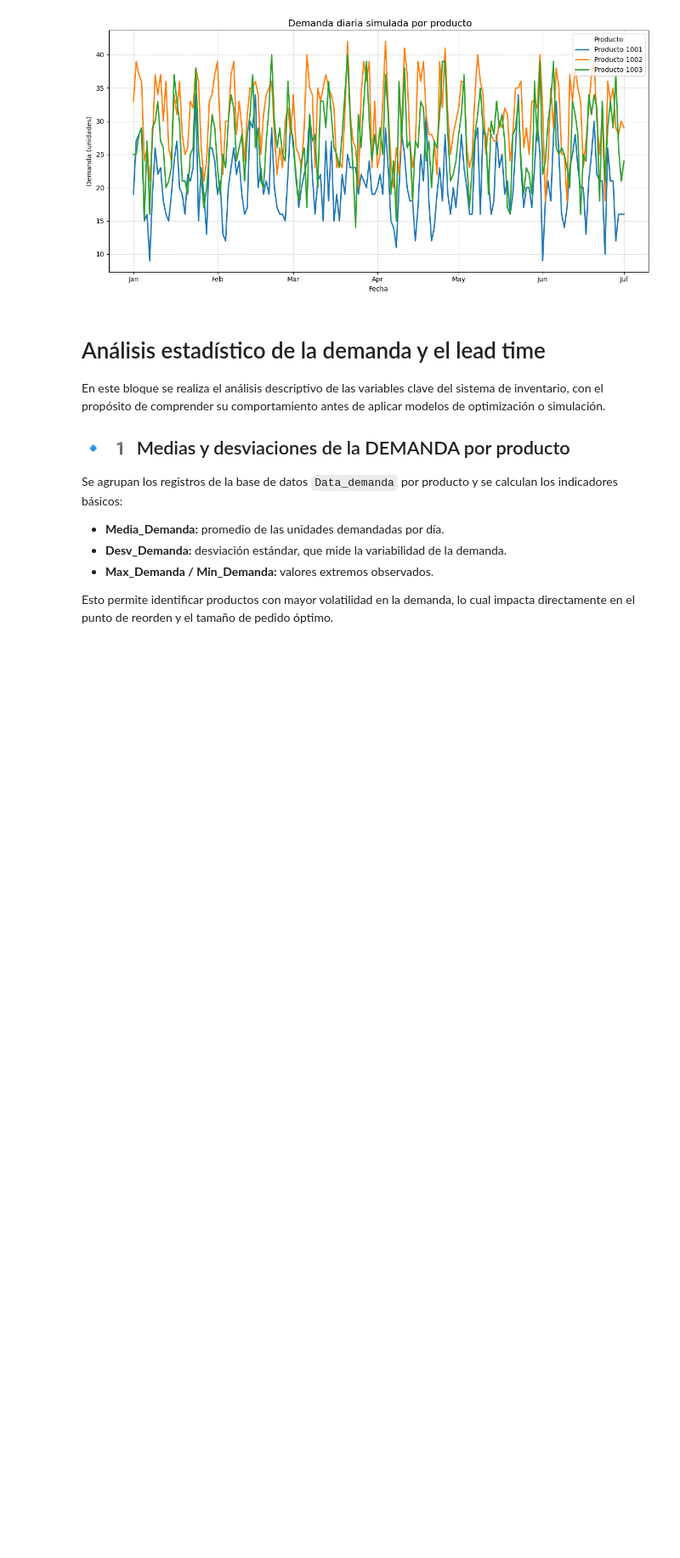
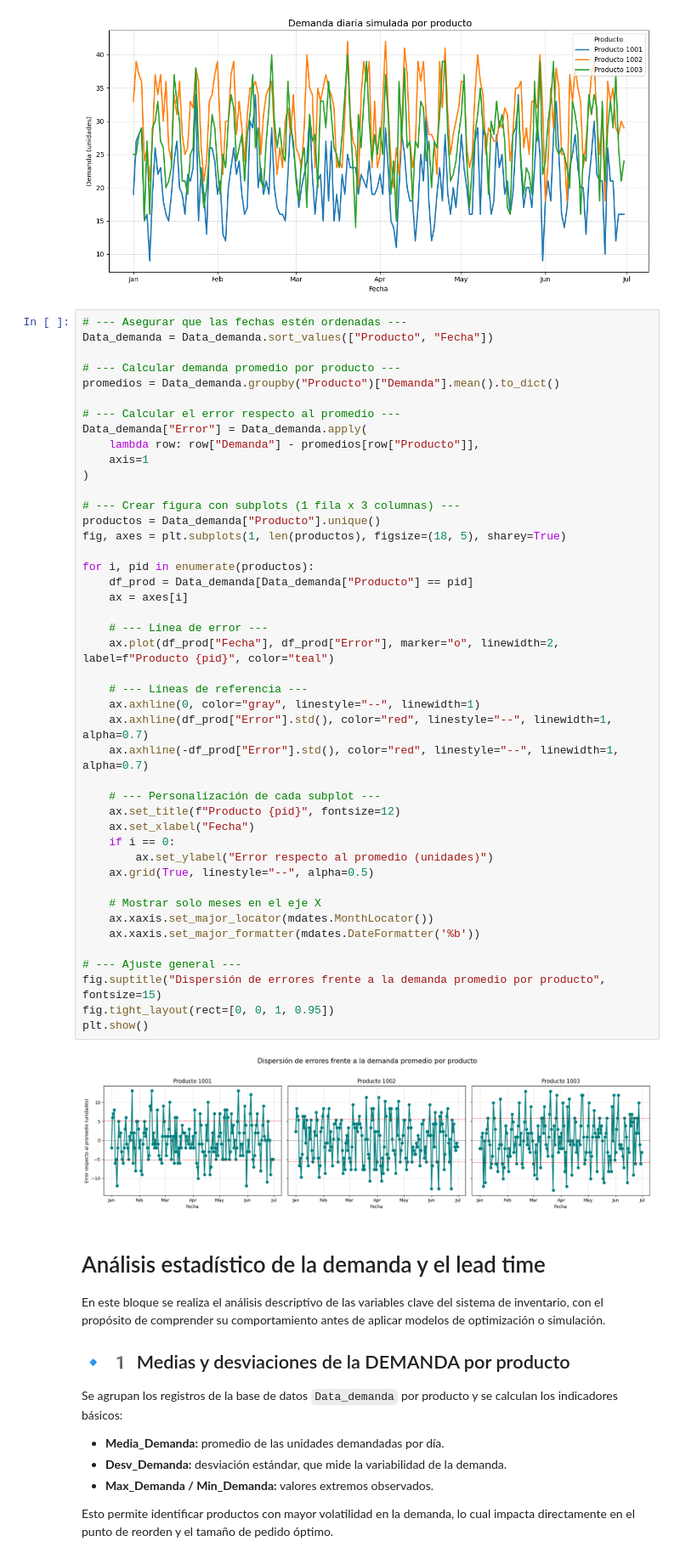
Before and after one commit to LeStark/Cursos, a Jupyter notebook: 02 - IA4SC/Notebook 7 Uso de IA para gestion de inventarios.ipynb, the cells around one changed output. Shown at 85% size. Drawn from its saved outputs; the diff is of its cells as text; blank space fills up the shorter version.

```diff
--- a/02 - IA4SC/Notebook 7 Uso de IA para gestion de inventarios.ipynb
+++ b/02 - IA4SC/Notebook 7 Uso de IA para gestion de inventarios.ipynb
@@ -80,6 +122,52 @@ plt.tight_layout()
 plt.show()
 # %% [output]
 [figure]
+# %%
+# --- Asegurar que las fechas estén ordenadas ---
+Data_demanda = Data_demanda.sort_values(["Producto", "Fecha"])
+
+# --- Calcular demanda promedio por producto ---
+promedios = Data_demanda.groupby("Producto")["Demanda"].mean().to_dict()
+
+# --- Calcular el error respecto al promedio ---
+Data_demanda["Error"] = Data_demanda.apply(
+    lambda row: row["Demanda"] - promedios[row["Producto"]],
+    axis=1
+)
+
+# --- Crear figura con subplots (1 fila x 3 columnas) ---
+productos = Data_demanda["Producto"].unique()
+fig, axes = plt.subplots(1, len(productos), figsize=(18, 5), sharey=True)
+
+for i, pid in enumerate(productos):
+    df_prod = Data_demanda[Data_demanda["Producto"] == pid]
+    ax = axes[i]
+
+    # --- Línea de error ---
+    ax.plot(df_prod["Fecha"], df_prod["Error"], marker="o", linewidth=2, label=f"Producto {pid}", color="teal")
+
+    # --- Líneas de referencia ---
+    ax.axhline(0, color="gray", linestyle="--", linewidth=1)
+    ax.axhline(df_prod["Error"].std(), color="red", linestyle="--", linewidth=1, alpha=0.7)
+    ax.axhline(-df_prod["Error"].std(), color="red", linestyle="--", linewidth=1, alpha=0.7)
+
+    # --- Personalización de cada subplot ---
+    ax.set_title(f"Producto {pid}", fontsize=12)
+    ax.set_xlabel("Fecha")
+    if i == 0:
+        ax.set_ylabel("Error respecto al promedio (unidades)")
+    ax.grid(True, linestyle="--", alpha=0.5)
+
+    # Mostrar solo meses en el eje X
+    ax.xaxis.set_major_locator(mdates.MonthLocator())
+    ax.xaxis.set_major_formatter(mdates.DateFormatter('%b'))
+
+# --- Ajuste general ---
+fig.suptitle("Dispersión de errores frente a la demanda promedio por producto", fontsize=15)
+fig.tight_layout(rect=[0, 0, 1, 0.95])
+plt.show()
+# %% [output]
+[figure, added]
 # %% [markdown]
 #  Análisis estadístico de la demanda y el lead time
 
```
Also changed, not shown: parts of 24 cells of this notebook, 6 other files.
